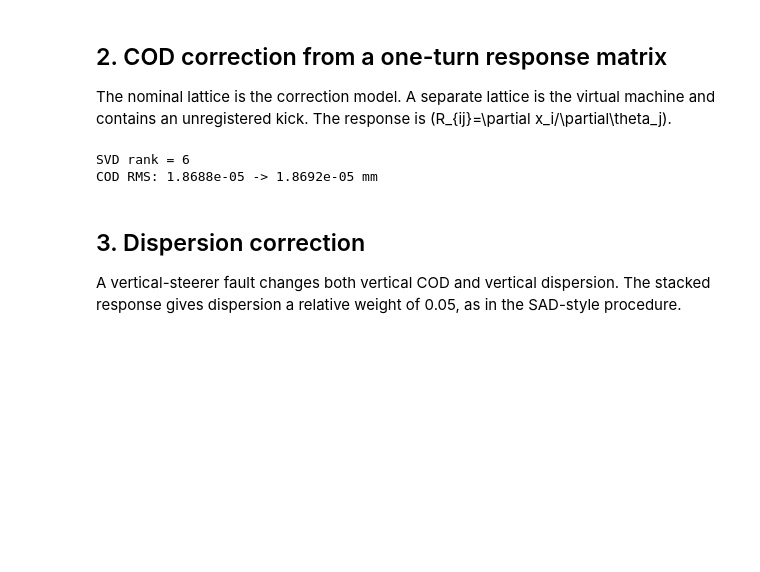
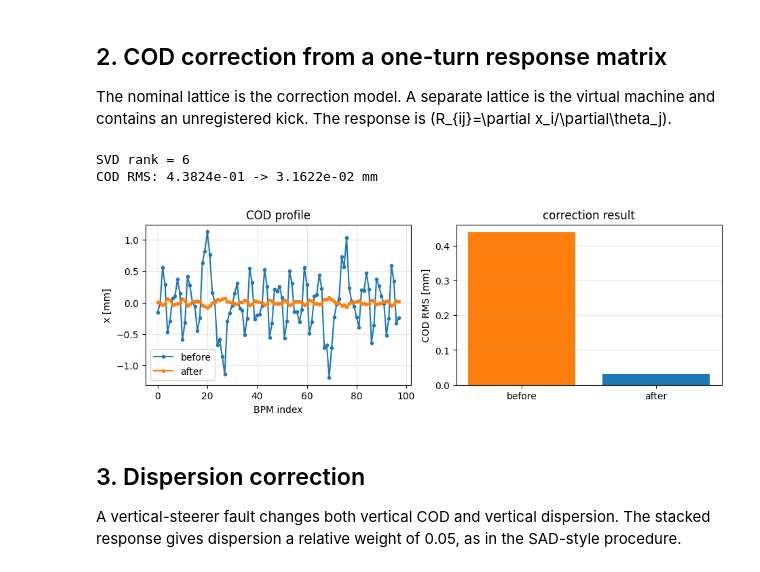
Before and after one commit to Motoki-Sato-hub/flight-simulator, a Jupyter notebook: Jupyter Notebooks/ATF2/DR_RFTrack_Correction_Validation.ipynb, the cells around one changed output. Saved outputs shown, nothing was run; the diff lists cells and outputs as text; code cells hidden in the pictures; blank space fills up the shorter version.

```diff
--- a/Jupyter Notebooks/ATF2/DR_RFTrack_Correction_Validation.ipynb
+++ b/Jupyter Notebooks/ATF2/DR_RFTrack_Correction_Validation.ipynb
@@ -98,48 +107,55 @@ def rms(values):
 
 
 def add_corrector_kick(machine, name, plane, kick_rad):
+    # The public correction API uses rad. RFTrack's raw Corrector
+    # storage is mrad, so keep the conversion in one tested helper.
     element = machine._single_element(name)
-    kick = np.asarray(element.get_strength(), dtype=float)
+    kick = machine._get_corrector_kick(element)
     kick[plane] += kick_rad
-    element.set_strength(*kick)
+    machine._set_corrector_kick(element, kick)
 
 
 def bounded_svd_response(matrix, residual, maximum_kick, count=6, rcond=1e-4):
     # Pick phase-distributed useful columns, solve only those columns,
     # then impose a physical corrector limit.
     selected = ATFDRRingCorrection._greedy_columns(matrix, -residual, count, rcond)
     selected_commands, _, rank = ATFDRRingCorrection._svd_solve(
         matrix[:, selected], -residual, rcond
     )
     commands = np.zeros(matrix.shape[1])
     commands[selected] = np.clip(selected_commands, -maximum_kick, maximum_kick)
     return commands, selected, rank
 
 
 model = ATFDRRingCorrection(load_correction_ring())
 virtual_machine = ATFDRRingCorrection(load_correction_ring())
 
+correctors = model.get_corrector_names("x")[:12]
 # Hidden fault: it exists only in the virtual machine.
-add_corrector_kick(virtual_machine, "ZH1R", plane=0, kick_rad=1.0e-5)
+add_corrector_kick(virtual_machine, correctors[0], plane=0, kick_rad=5.0e-5)
 before = virtual_machine.find_closed_orbit().x
-
-correctors = model.get_corrector_names("x")[1:13]
 response = model.compute_orbit_response("x", corrector_names=correctors)
 commands, selected, rank = bounded_svd_response(
-    response.matrix, before, maximum_kick=5.0e-5
+    response.matrix, before, maximum_kick=2.0e-4
 )
 for name, command in zip(correctors, commands):
     add_corrector_kick(virtual_machine, name, plane=0, kick_rad=float(command))
 after = virtual_machine.find_closed_orbit().x
 
 print(f"SVD rank = {rank}")
 print(f"COD RMS: {rms(before):.4e} -> {rms(after):.4e} mm")
-plt.plot(before, label="before")
-plt.plot(after, label="after")
-plt.xlabel("BPM index"); plt.ylabel("x [mm]"); plt.grid(alpha=0.3); plt.legend();
+figure, axes = plt.subplots(1, 2, figsize=(9.2, 3.1), constrained_layout=True)
+axes[0].plot(before, "o-", ms=3, label="before")
+axes[0].plot(after, "o-", ms=3, label="after")
+axes[0].set(xlabel="BPM index", ylabel="x [mm]", title="COD profile")
+axes[0].grid(alpha=0.3); axes[0].legend()
+axes[1].bar(("before", "after"), (rms(before), rms(after)), color=("tab:orange", "tab:blue"))
+axes[1].set(ylabel="COD RMS [mm]", title="correction result")
+axes[1].grid(axis="y", alpha=0.3)
 # %% [output]
 SVD rank = 6
-COD RMS: 1.8688e-05 -> 1.8692e-05 mm
+COD RMS: 4.3824e-01 -> 3.1622e-02 mm
+[figure, added]
 # %% [markdown]
 ## 3. Dispersion correction
 
```
Also changed, not shown: parts of 17 cells of this notebook, 31 other files.
